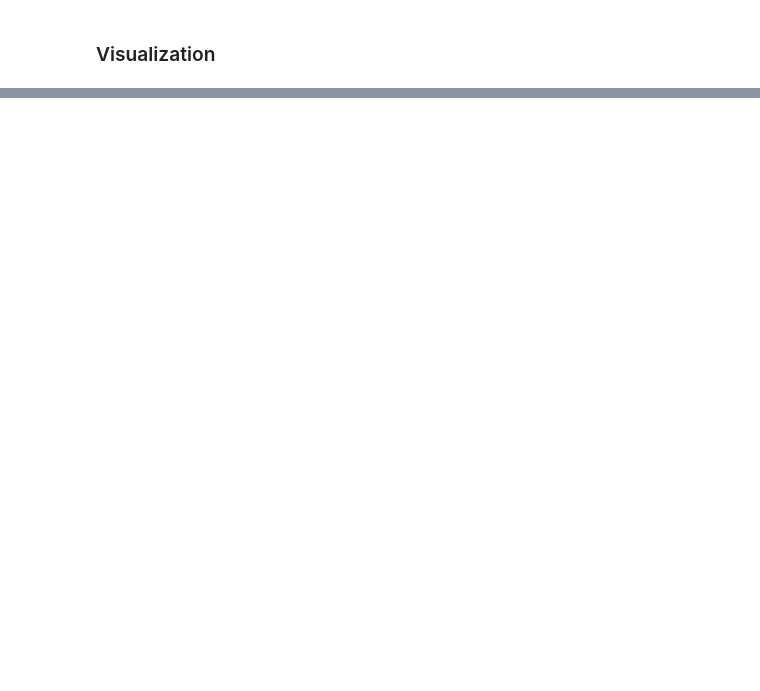
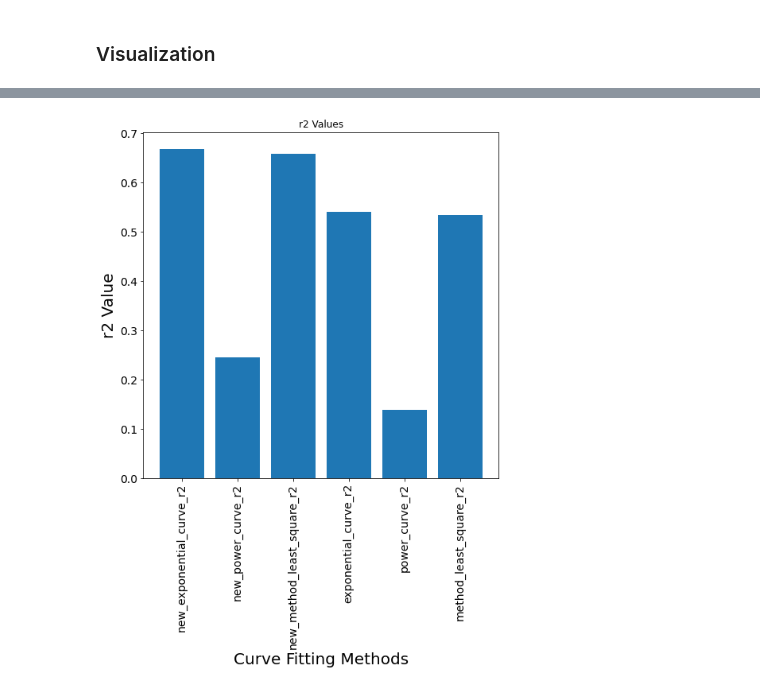
Before and after one commit to girlscript/How_Many_topics, a Jupyter notebook: Blog_Authorship/Mathematical_Equations_Rohan.ipynb, the cells around one changed output, grey strips where cells are left out. Cells and saved outputs as stored; diff of their text form; code cells hidden in the pictures; blank space fills up the shorter version.

```diff
--- a/Blog_Authorship/Mathematical_Equations_Rohan.ipynb
+++ b/Blog_Authorship/Mathematical_Equations_Rohan.ipynb
@@ -487,0 +578,11 @@ plt.show()
+# %%
+coherence_topics_arr = np.array([0.4048223019407592, 0.4676388252010352, 0.4796279020723006, 0.4770809870073456, 0.4759895900112251, 0.4495640451714338, 0.4592129140352393, 0.42881682586055375, 0.4102821117313581, 0.41324611289867125, 0.38935282883286887, 0.37792997240752146, 0.3778223605315474])
+no_of_topics_arr = np.array([2, 8, 14, 20, 26, 32, 38, 44, 50, 56, 62, 68, 74])
+loess = Loess(no_of_topics_arr, coherence_topics_arr)
+smoothened_coh_topic = []
+i = 0
+for x in no_of_topics_arr:
+    y = loess.estimate(x, window=7, use_matrix=False, degree=1)
+    print(x, y, coherence_topics_arr[i])
+    i += 1
+    smoothened_coh_topic.append(y)
@@ -487,0 +605,3 @@ plt.show()
+# %%
+new_res_exp_curve = exponential_curve_fit(no_of_topics, smoothened_coh_topic)
+new_res_exp_curve
@@ -487,0 +643,3 @@ plt.show()
+# %%
+new_res_power_curve = power_curve_fit(no_of_topics, smoothened_coh_topic)
+new_res_power_curve
@@ -487,0 +679,3 @@ plt.show()
+# %%
+new_res_mls = method_least_square(no_of_topics, smoothened_coh_topic)
+new_res_mls
@@ -487,0 +729,14 @@ plt.show()
+# %%
+x = ['new_exponential_curve_r2', 'new_power_curve_r2', 'new_method_least_square_r2', 'exponential_curve_r2', 'power_curve_r2', 'method_least_square_r2']
+height = [new_res_exp_curve['r2'], new_res_power_curve['r2'], new_res_mls['r2'], res_exp_curve['r2'], res_power_curve['r2'], res_mls['r2']]
+
+fig = plt.figure(figsize=(8, 8))
+plt.bar(x, height)
+plt.title('r2 Values')
+plt.xlabel('Curve Fitting Methods', fontsize=20)
+plt.ylabel('r2 Value', fontsize=20)
+plt.tick_params(labelsize=14)
+plt.xticks(rotation=90)
+plt.show()
+# %% [output]
+[figure, added]
```
Also changed, not shown: parts of 90 cells of this notebook.
